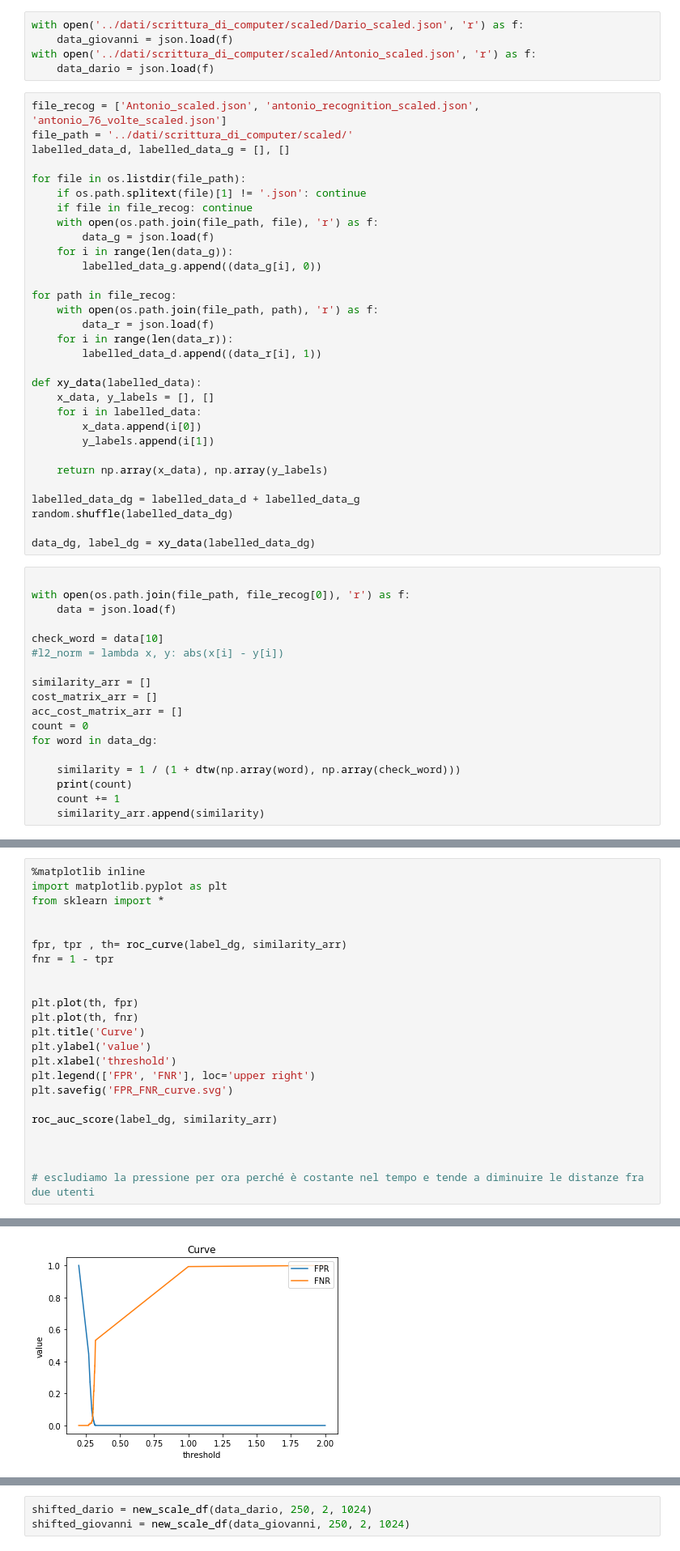
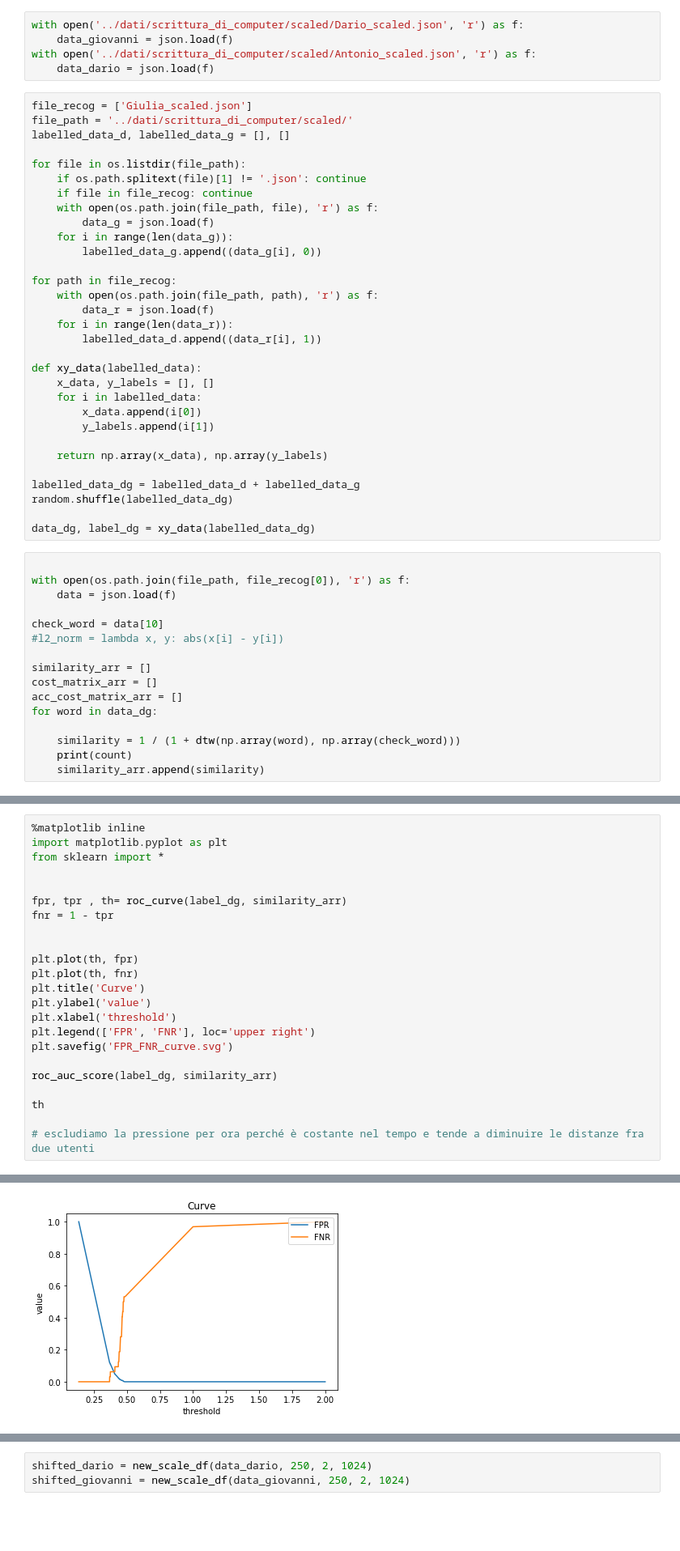
Before and after one commit to antoniomuso/PeterPen, a Jupyter notebook: data_processing/TIME_WARP.ipynb, the cells around one changed output, grey strips where cells are left out. Shown at 81% size. Saved outputs shown, nothing was run; the diff lists cells and outputs as text; blank space fills up the shorter version.

Commit message:
Aggiunti grafici Giulia

```diff
--- a/data_processing/TIME_WARP.ipynb
+++ b/data_processing/TIME_WARP.ipynb
@@ -71,7 +71,7 @@ with open('../dati/scrittura_di_computer/scaled/Dario_scaled.json', 'r') as f:
 with open('../dati/scrittura_di_computer/scaled/Antonio_scaled.json', 'r') as f:
     data_dario = json.load(f)
 # %%
-file_recog = ['Antonio_scaled.json', 'antonio_recognition_scaled.json', 'antonio_76_volte_scaled.json']
+file_recog = ['Giulia_scaled.json']
 file_path = '../dati/scrittura_di_computer/scaled/'
 labelled_data_d, labelled_data_g = [], []
 
@@ -112,12 +112,10 @@ check_word = data[10]
 similarity_arr = []
 cost_matrix_arr = []
 acc_cost_matrix_arr = []
-count = 0
 for word in data_dg:
 
     similarity = 1 / (1 + dtw(np.array(word), np.array(check_word)))
     print(count)
-    count += 1
     similarity_arr.append(similarity)
 # %% [output]
 0
@@ -159,7 +175,7 @@ plt.savefig('FPR_FNR_curve.svg')
 
 roc_auc_score(label_dg, similarity_arr)
 
-
+th
 
 # escludiamo la pressione per ora perché è costante nel tempo e tende a diminuire le distanze fra due utenti
 # %% [output]
@@ -167,4 +187,4 @@ roc_auc_score(label_dg, similarity_arr)
-[figure, old version]
+[figure, new version]
 # %%
 fpr, tpr , th= roc_curve(label_dg, similarity_arr)
 
```
Also changed, not shown: parts of 6 cells of this notebook, 7 other files.
